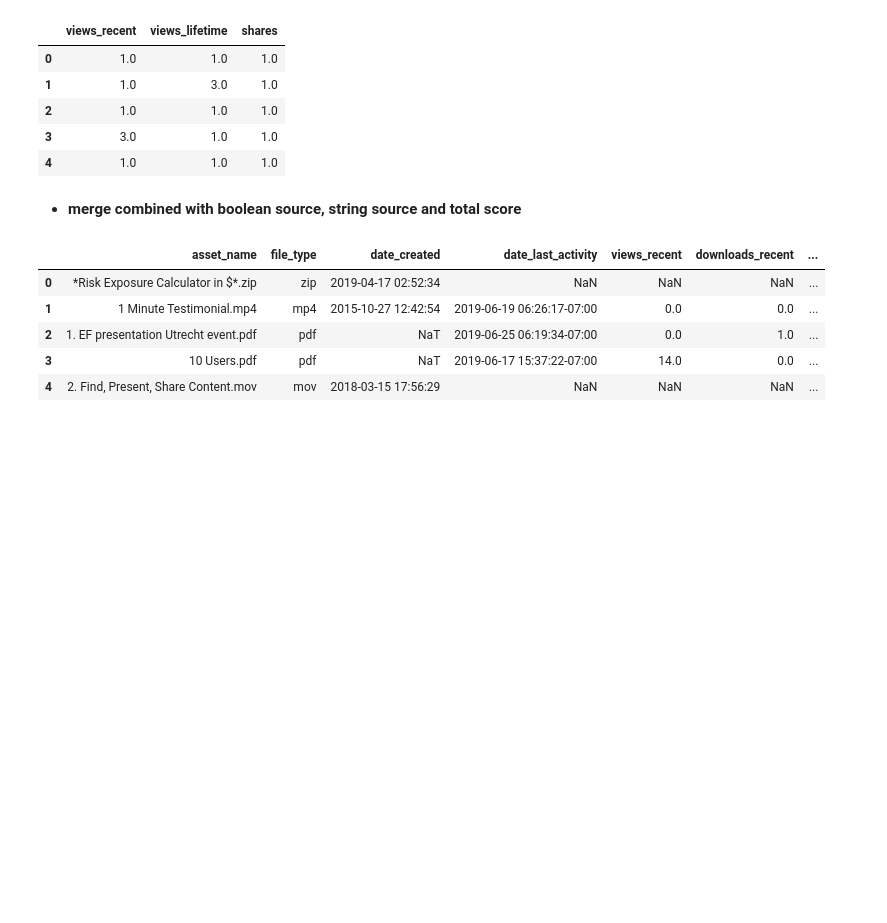
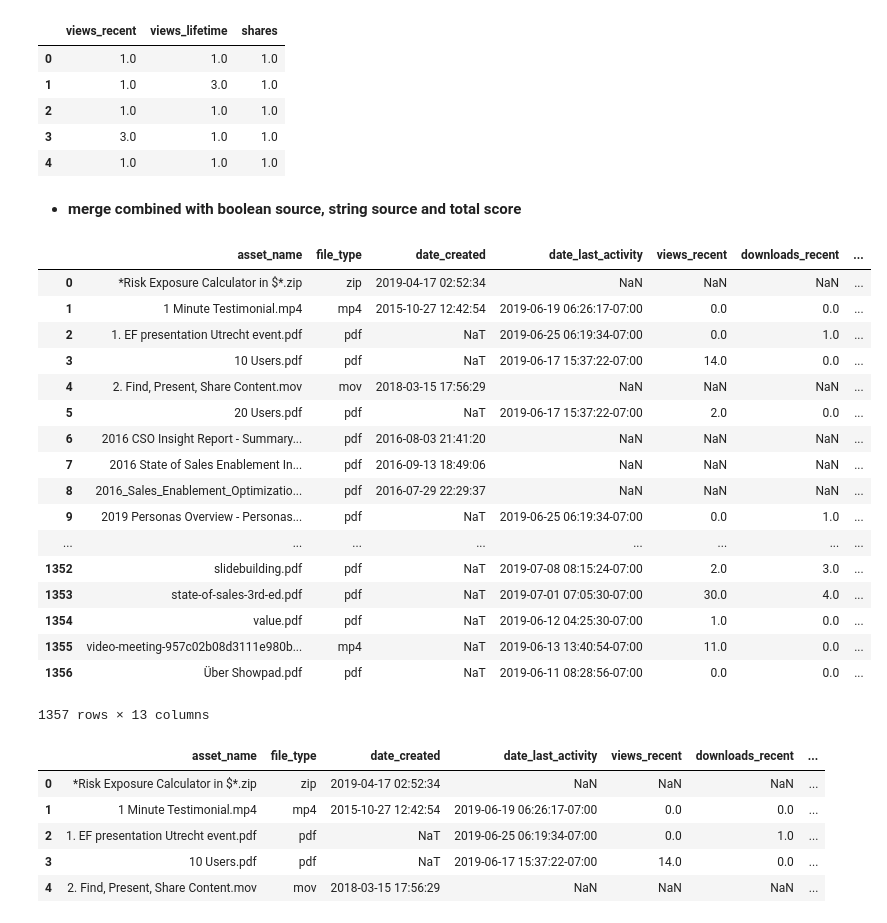
Before and after one commit to experience-corps/data-content-health-score, a Jupyter notebook: Asset_Health_Score.ipynb, the cells around one changed output. Drawn from its saved outputs; the diff is of its cells as text; code cells hidden in the pictures; blank space fills up the shorter version.

```diff
--- a/Asset_Health_Score.ipynb
+++ b/Asset_Health_Score.ipynb
@@ -507,3 +505,24 @@ combined_boolean = pd.concat([combined, measures], axis=1)
+# %%
+combined_boolean
+# %% [output]
+|  | asset_name | file_type | date_created | date_last_activity | views_recent | downloads_recent | ... |
+| 0 | *Risk Exposure Calculator in $*.zip | zip | 2019-04-17 02:52:34 | NaN | NaN | NaN | ... |
+| 1 | 1 Minute Testimonial.mp4 | mp4 | 2015-10-27 12:42:54 | 2019-06-19 06:26:17-07:00 | 0.0 | 0.0 | ... |
+| 2 | 1. EF presentation Utrecht event.pdf | pdf | NaT | 2019-06-25 06:19:34-07:00 | 0.0 | 1.0 | ... |
+| 3 | 10 Users.pdf | pdf | NaT | 2019-06-17 15:37:22-07:00 | 14.0 | 0.0 | ... |
+| 4 | 2. Find, Present, Share Content.mov | mov | 2018-03-15 17:56:29 | NaN | NaN | NaN | ... |
+| 5 | 20 Users.pdf | pdf | NaT | 2019-06-17 15:37:22-07:00 | 2.0 | 0.0 | ... |
+| 6 | 2016 CSO Insight Report - Summary... | pdf | 2016-08-03 21:41:20 | NaN | NaN | NaN | ... |
+| 7 | 2016 State of Sales Enablement In... | pdf | 2016-09-13 18:49:06 | NaN | NaN | NaN | ... |
+| 8 | 2016_Sales_Enablement_Optimizatio... | pdf | 2016-07-29 22:29:37 | NaN | NaN | NaN | ... |
+| 9 | 2019 Personas Overview - Personas... | pdf | NaT | 2019-06-25 06:19:34-07:00 | 0.0 | 1.0 | ... |
+| ... | ... | ... | ... | ... | ... | ... | ... |
+| 1352 | slidebuilding.pdf | pdf | NaT | 2019-07-08 08:15:24-07:00 | 2.0 | 3.0 | ... |
+| 1353 | state-of-sales-3rd-ed.pdf | pdf | NaT | 2019-07-01 07:05:30-07:00 | 30.0 | 4.0 | ... |
+| 1354 | value.pdf | pdf | NaT | 2019-06-12 04:25:30-07:00 | 1.0 | 0.0 | ... |
+| 1355 | video-meeting-957c02b08d3111e980b... | mp4 | NaT | 2019-06-13 13:40:54-07:00 | 11.0 | 0.0 | ... |
+| 1356 | Über Showpad.pdf | pdf | NaT | 2019-06-11 08:28:56-07:00 | 0.0 | 0.0 | ... |
+1357 rows × 13 columns
 # %%
 new_combined = combined_boolean
 new_combined['data_source'] = data_source
```
Also changed, not shown: parts of 3 cells of this notebook.
